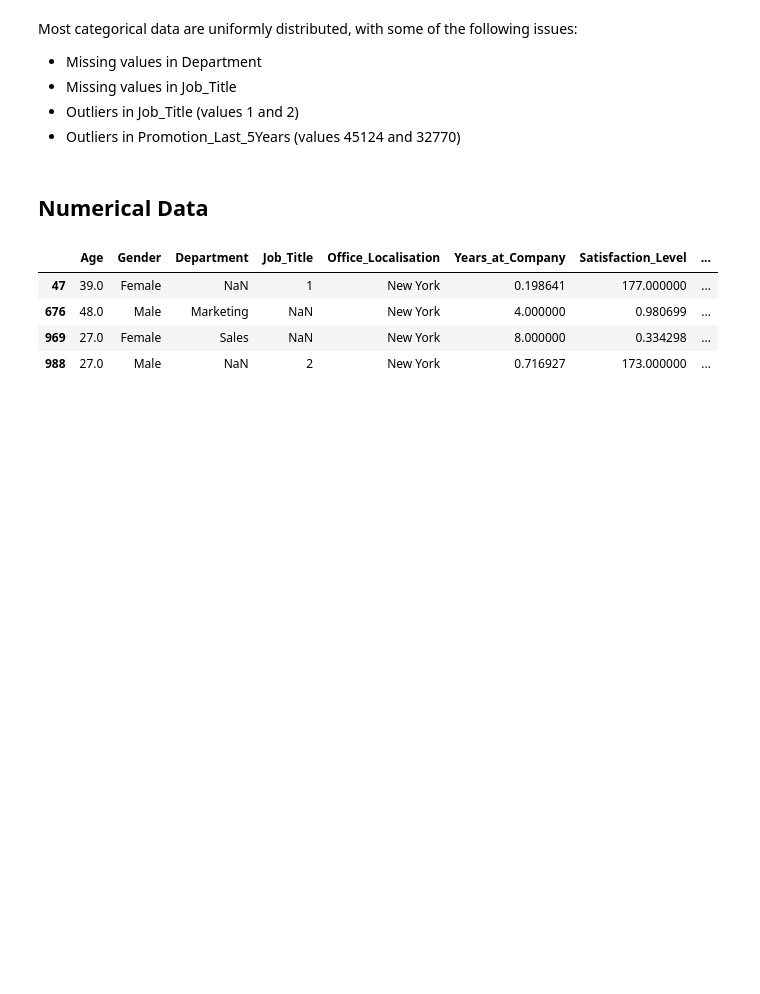
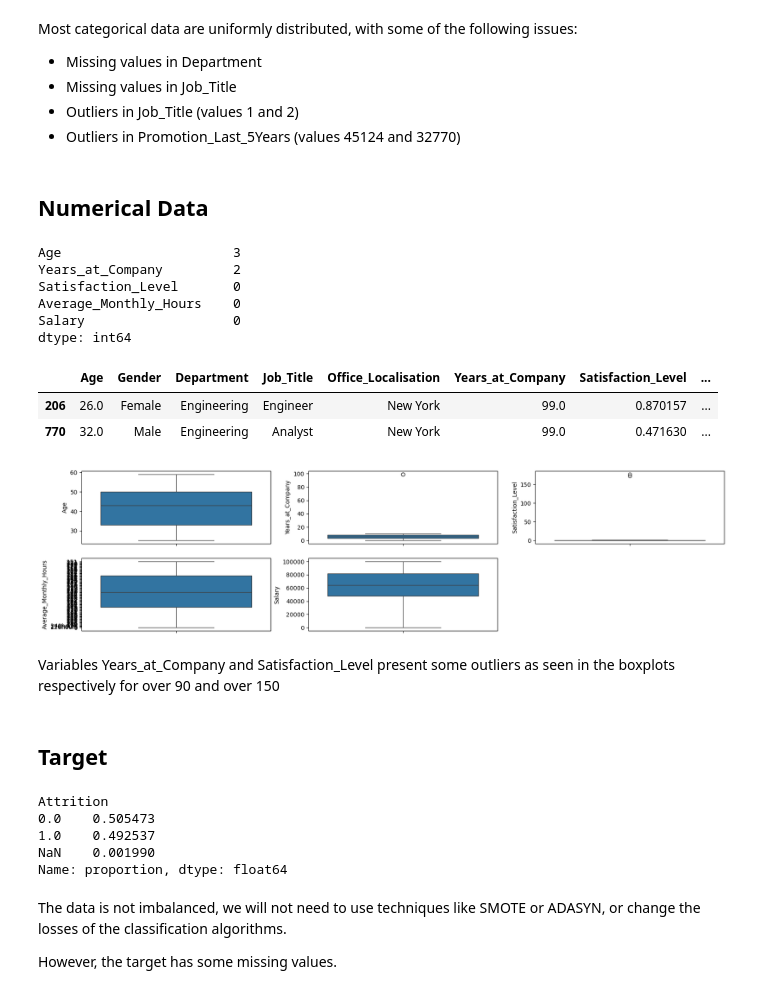
Before and after one commit to elissamim/attrition, a Jupyter notebook: notebooks/attrition_classification.ipynb, the cells around one changed output. Cells and saved outputs as stored; diff of their text form; code cells hidden in the pictures; blank space fills up the shorter version.

```diff
--- a/notebooks/attrition_classification.ipynb
+++ b/notebooks/attrition_classification.ipynb
@@ -133,10 +139,35 @@ mask_categorical = (
 # %% [markdown]
 ## Numerical Data
 # %%
-df_attrition[["Age", "Years_at"]].isnull().sum()
+# We check for missing values
+df_attrition[["Age", "Years_at_Company",
+             "Satisfaction_Level", "Average_Monthly_Hours",
+             "Salary"]].isnull().sum()
 # %% [output]
-|  | Age | Gender | Department | Job_Title | Office_Localisation | Years_at_Company | Satisfaction_Level | ... |
-| 47 | 39.0 | Female | NaN | 1 | New York | 0.198641 | 177.000000 | ... |
-| 676 | 48.0 | Male | Marketing | NaN | New York | 4.000000 | 0.980699 | ... |
-| 969 | 27.0 | Female | Sales | NaN | New York | 8.000000 | 0.334298 | ... |
-| 988 | 27.0 | Male | NaN | 2 | New York | 0.716927 | 173.000000 | ... |
+Age                      3
+Years_at_Company         2
+Satisfaction_Level       0
+Average_Monthly_Hours    0
+Salary                   0
+dtype: int64
+# %%
+# We check for not consistent data
+df_attrition[df_attrition["Age"] < df_attrition["Years_at_Company"]]
+# %% [output]
+|  | Age | Gender | Department | Job_Title | Office_Localisation | Years_at_Company | Satisfaction_Level | ... |
+| 206 | 26.0 | Female | Engineering | Engineer | New York | 99.0 | 0.870157 | ... |
+| 770 | 32.0 | Male | Engineering | Analyst | New York | 99.0 | 0.471630 | ... |
+# %%
+# We check for outliers using boxplot
+fig, axes = plt.subplots(2, 3, figsize=(20, 5))
+axes[1, 2].remove()
+axes = axes.flatten()
+
+for i, col in enumerate(["Age", "Years_at_Company", "Satisfaction_Level",
+                        "Average_Monthly_Hours", "Salary"]):
+    plt.sca(axes[i])
+    sns.boxplot(y=df_attrition[col])
+# %% [output]
+[figure, added]
+# %% [markdown]
+Variables Years_at_Company and Satisfaction_Level present some outliers as seen in the boxplots respectively for over 90 and over 150
@@ -142,0 +182,14 @@ df_attrition[["Age", "Years_at"]].isnull().sum()
+# %% [markdown]
+## Target
+# %%
+df_attrition["Attrition"].value_counts(normalize=True, dropna=False)
+# %% [output]
+Attrition
+0.0    0.505473
+1.0    0.492537
+NaN    0.001990
+Name: proportion, dtype: float64
+# %% [markdown]
+The data is not imbalanced, we will not need to use techniques like SMOTE or ADASYN, or change the losses of the classification algorithms.
+
+However, the target has some missing values.
```
Also changed, not shown: parts of 6 cells of this notebook.
